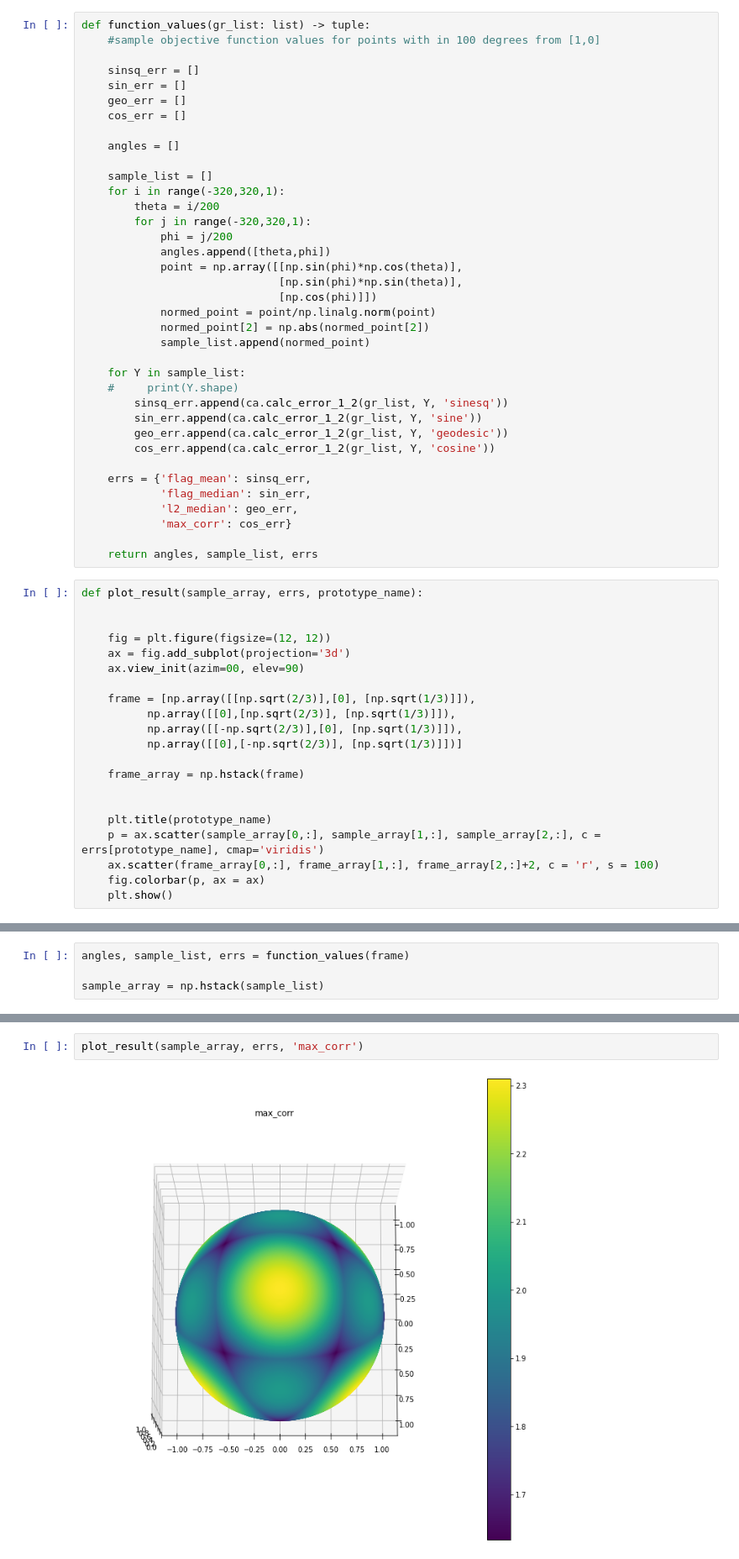
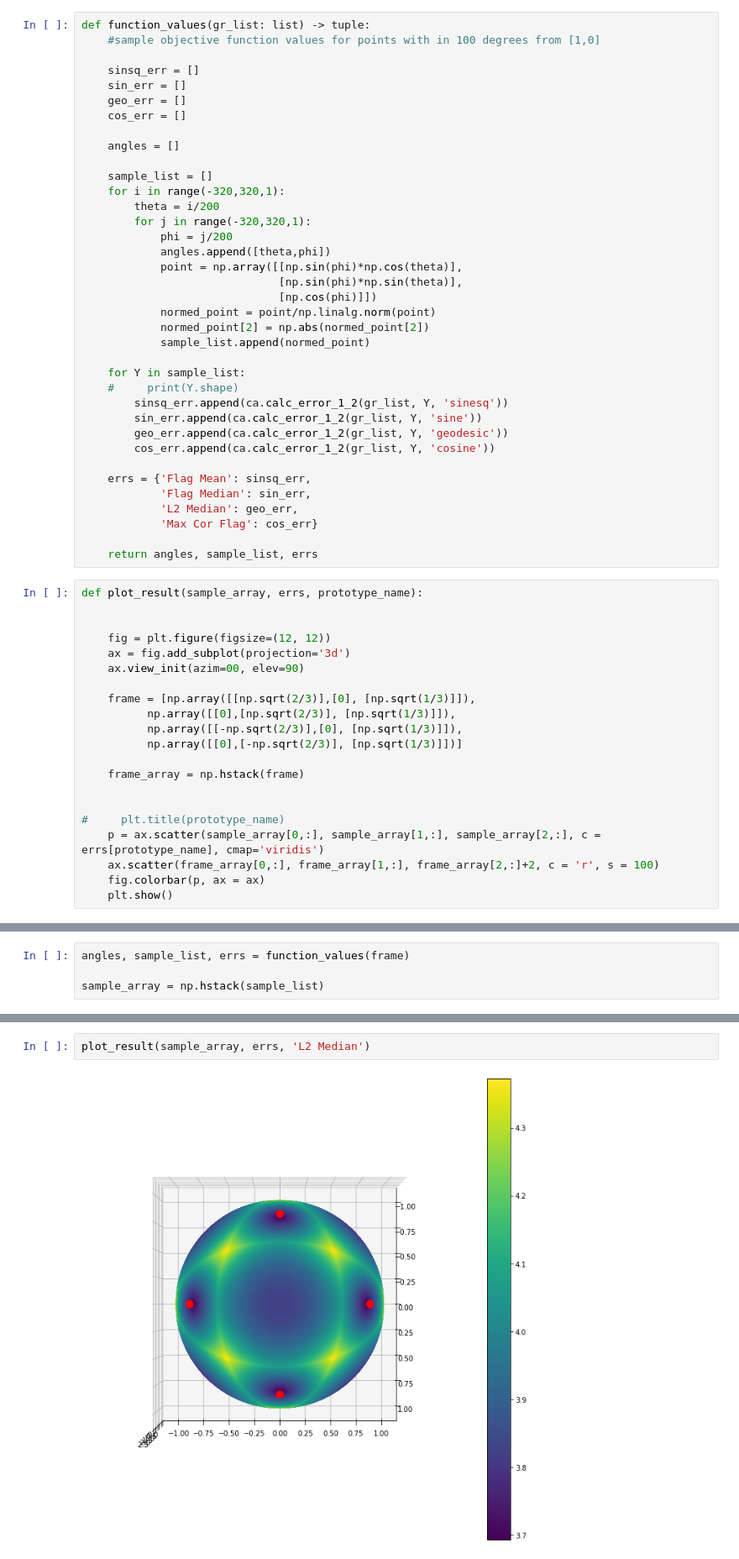
Before and after one commit to nmank/PhD_Code, a Jupyter notebook: SubspacePrototypes.ipynb, the cells around one changed output, grey strips where cells are left out. Shown at 84% size. Drawn from its saved outputs; the diff is of its cells as text.

```diff
--- a/SubspacePrototypes.ipynb
+++ b/SubspacePrototypes.ipynb
@@ -223,10 +223,10 @@ def function_values(gr_list: list) -> tuple:
         geo_err.append(ca.calc_error_1_2(gr_list, Y, 'geodesic'))
         cos_err.append(ca.calc_error_1_2(gr_list, Y, 'cosine'))
 
-    errs = {'flag_mean': sinsq_err,
-            'flag_median': sin_err,
-            'l2_median': geo_err,
-            'max_corr': cos_err}
+    errs = {'Flag Mean': sinsq_err,
+            'Flag Median': sin_err,
+            'L2 Median': geo_err,
+            'Max Cor Flag': cos_err}
 
     return angles, sample_list, errs
 # %%
@@ -245,7 +245,7 @@ def plot_result(sample_array, errs, prototype_name):
     frame_array = np.hstack(frame)
 
 
-    plt.title(prototype_name)
+#     plt.title(prototype_name)
     p = ax.scatter(sample_array[0,:], sample_array[1,:], sample_array[2,:], c = errs[prototype_name], cmap='viridis')
     ax.scatter(frame_array[0,:], frame_array[1,:], frame_array[2,:]+2, c = 'r', s = 100)
     fig.colorbar(p, ax = ax)
@@ -280,5 +284,5 @@ plot_result(sample_array, errs, 'flag_median')
 # %%
-plot_result(sample_array, errs, 'max_corr')
+plot_result(sample_array, errs, 'L2 Median')
 # %% [output]
-[figure, old version]
+[figure, new version]
 # %%
```
Also changed, not shown: parts of 12 cells of this notebook, 5 other files.
